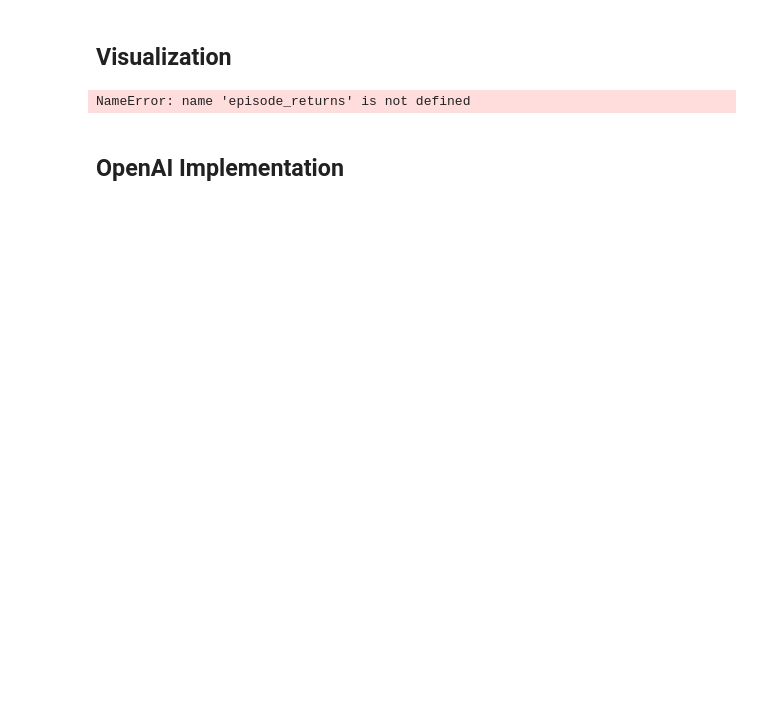
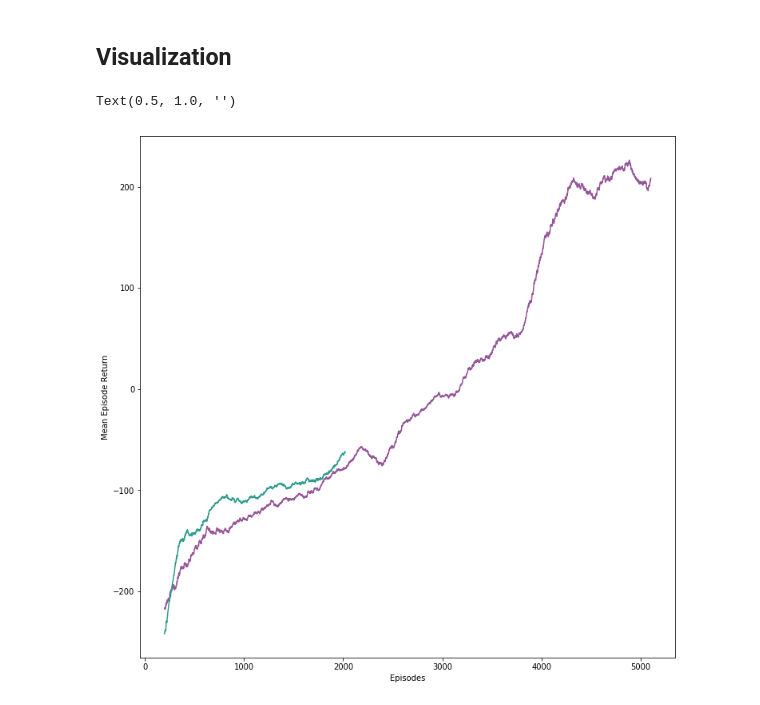
Before and after one commit to fritjofwolf/rl-zoo, a Jupyter notebook: vpg_catergorical_actions.ipynb, the cells around one changed output. Saved outputs shown, nothing was run; the diff lists cells and outputs as text; code cells hidden in the pictures; blank space fills up the shorter version.

```diff
--- a/vpg_catergorical_actions.ipynb
+++ b/vpg_catergorical_actions.ipynb
@@ -28,7 +28,7 @@ def collect_data(sess, batch_size, gamma=0.99, debug=False):
 
         # act in the environment
         act = sess.run(actions, {obs_ph: obs.reshape(1,-1)})[0]
-        obs, rew, done, _ = env.step(act)
+        obs, rew, done, info = env.step(act)
 
         # save action, reward
         batch_acts.append(act)
@@ -41,7 +41,10 @@ def collect_data(sess, batch_size, gamma=0.99, debug=False):
             batch_lens.append(ep_len)
 
             # the weight for each logprob(a_t|s_t) is reward-to-go from t
-            bootstrap_value = sess.run(state_value, {obs_ph:obs.reshape(1,-1)})[0][0]
+            if ep_len == 200:
+                bootstrap_value = sess.run(state_value, {obs_ph:obs.reshape(1,-1)})[0][0]
+            else:
+                bootstrap_value = 0
             batch_weights += compute_rewards_to_go(ep_rews, gamma, bootstrap_value)
 
             # reset episode-specific variables
@@ -61,8 +64,9 @@ def compute_rewards_to_go(rewards, gamma, bootstrap_value):
 # %% [markdown]
 ## Build Computational Graph
 # %%
-obs_dim = 4
-n_acts = 2
+env = gym.make('LunarLander-v2')
+obs_dim = env.observation_space.shape[0]
+n_acts = 4
 
 # placeholder
 obs_ph = tf.placeholder(shape=(None, obs_dim), dtype=tf.float32)
@@ -71,6 +75,7 @@ weights_ph = tf.placeholder(shape=(None,), dtype=tf.float32)
 
 # make core of policy network
 mlp = tf.keras.models.Sequential()
+mlp.add(tf.keras.layers.Dense(30, activation='tanh'))
 mlp.add(tf.keras.layers.Dense(30, activation='tanh'))
 mlp.add(tf.keras.layers.Dense(n_acts))
 logits = mlp(obs_ph)
@@ -97,7 +102,7 @@ action_masks = tf.one_hot(act_ph, n_acts)
 log_probs = tf.reduce_sum(action_masks * tf.nn.log_softmax(logits), axis=1)
 # action_values = tf.reduce_sum(action_masks * state_action_values, axis=1)
 # baseline = tf.reduce_sum(state_action_values * tf.nn.softmax(logits))
-loss = -tf.reduce_mean((weights_ph) * log_probs)
+loss = -tf.reduce_mean((weights_ph - state_value) * log_probs)
 
 
 
@@ -166,14 +186,17 @@ NameError: name 'n_runs' is not defined
 # %% [markdown]
 ## Visualization
 # %%
-t = 100
-episode_mean_returns = [np.mean(episode_returns[i-t:i]) for i in range(t, len(episode_returns))]
+# smooth episode returns
+t = 200
+episode_mean_returns = [[np.mean(episode_returns[j][i-t:i]) for i in range(t, len(episode_returns[j]))] \
+                            for j in range(n_runs)]
 
 fig = plt.figure(figsize=(12,12))
-plt.plot(range(t,len(episode_mean_returns)+t), episode_mean_returns, color=np.random.rand(3))
+for i in range(n_runs):
+    plt.plot(range(t,len(episode_mean_returns[i])+t), episode_mean_returns[i], color=np.random.rand(3))
 plt.xlabel('Episodes')
 plt.ylabel('Mean Episode Return')
+plt.title('')
 # %% [output]
-NameError: name 'episode_returns' is not defined
+Text(0.5, 1.0, '')
+[figure, added]
-# %% [markdown]
-## OpenAI Implementation
```
Also changed, not shown: parts of 1 cell of this notebook, 4 other files.
